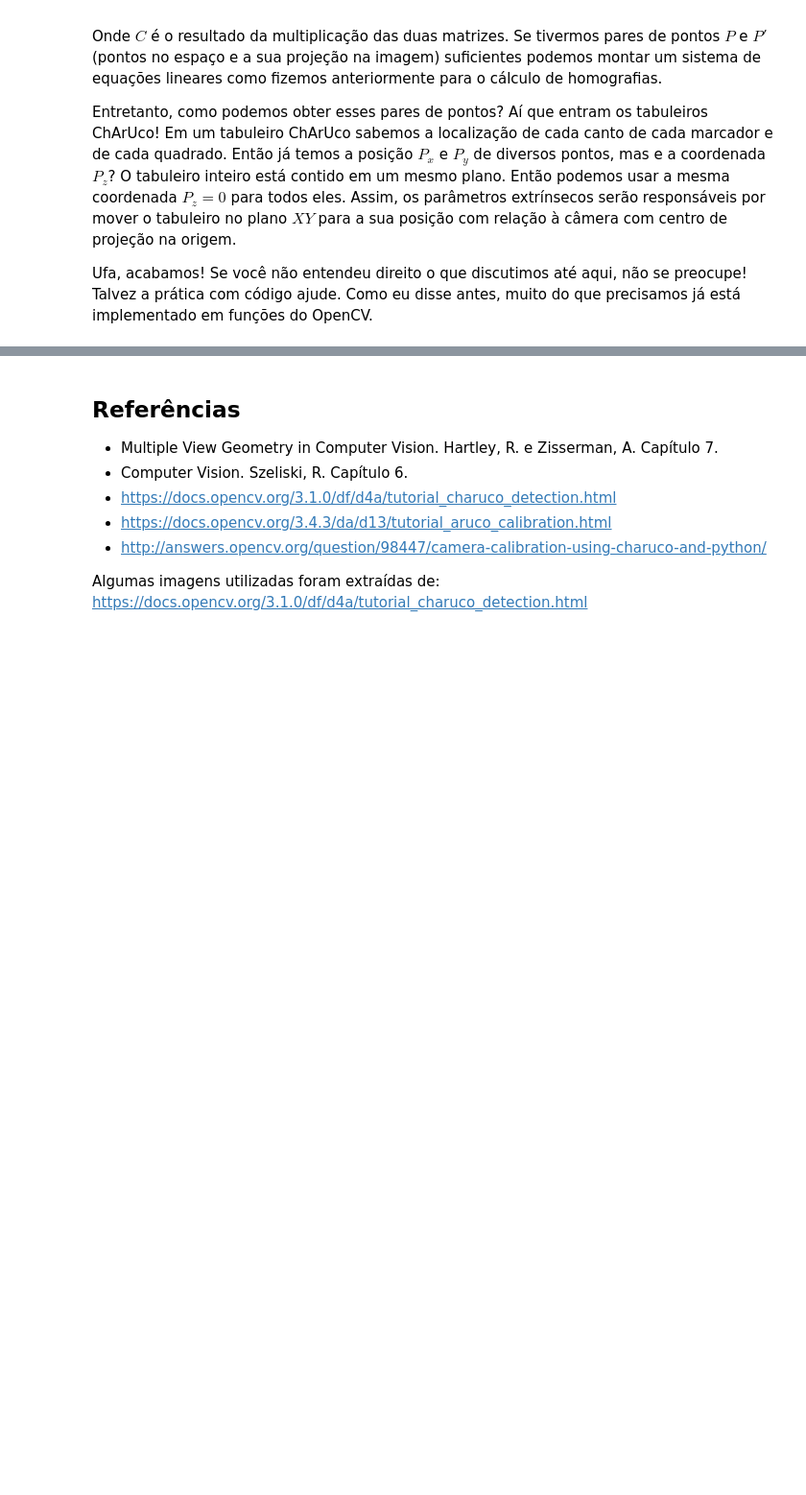
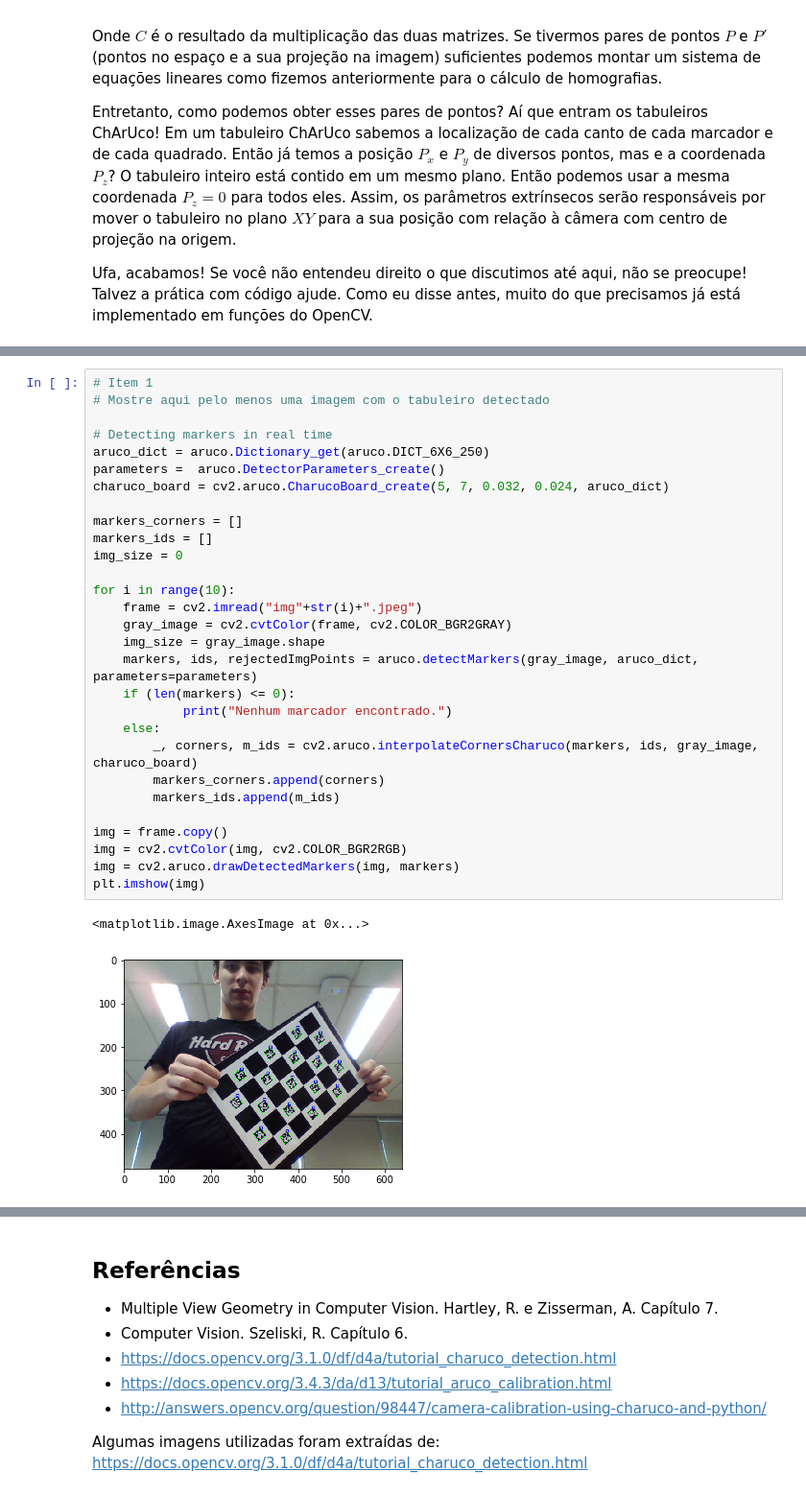
Before and after one commit to eduardotp1/viscomp_2018, a Jupyter notebook: Projeto4/Atividades/Aula03/Aula 03.ipynb, the cells around one changed output, grey strips where cells are left out. Shown: that part at 96% size. Cells and saved outputs as stored; diff of their text form; blank space fills up the shorter version.

```diff
--- a/Projeto4/Atividades/Aula03/Aula 03.ipynb
+++ b/Projeto4/Atividades/Aula03/Aula 03.ipynb
@@ -127,0 +147,32 @@ Carregue o objeto da atividade da segunda aula (`teapot.obj`) e mostre-o sobre o
+# %%
+# Item 1
+# Mostre aqui pelo menos uma imagem com o tabuleiro detectado
+
+# Detecting markers in real time
+aruco_dict = aruco.Dictionary_get(aruco.DICT_6X6_250)
+parameters =  aruco.DetectorParameters_create()
+charuco_board = cv2.aruco.CharucoBoard_create(5, 7, 0.032, 0.024, aruco_dict)
+
+markers_corners = []
+markers_ids = []
+img_size = 0
+
+for i in range(10):
+    frame = cv2.imread("img"+str(i)+".jpeg")
+    gray_image = cv2.cvtColor(frame, cv2.COLOR_BGR2GRAY)
+    img_size = gray_image.shape
+    markers, ids, rejectedImgPoints = aruco.detectMarkers(gray_image, aruco_dict, parameters=parameters)
+    if (len(markers) <= 0):
+            print("Nenhum marcador encontrado.")
+    else:
+        _, corners, m_ids = cv2.aruco.interpolateCornersCharuco(markers, ids, gray_image, charuco_board)
+        markers_corners.append(corners)
+        markers_ids.append(m_ids)
+
+img = frame.copy()
+img = cv2.cvtColor(img, cv2.COLOR_BGR2RGB)
+img = cv2.aruco.drawDetectedMarkers(img, markers)
+plt.imshow(img)
+# %% [output]
+<matplotlib.image.AxesImage at 0x...>
+[figure, added]
```
Also changed, not shown: parts of 7 cells of this notebook, 11 other files.
